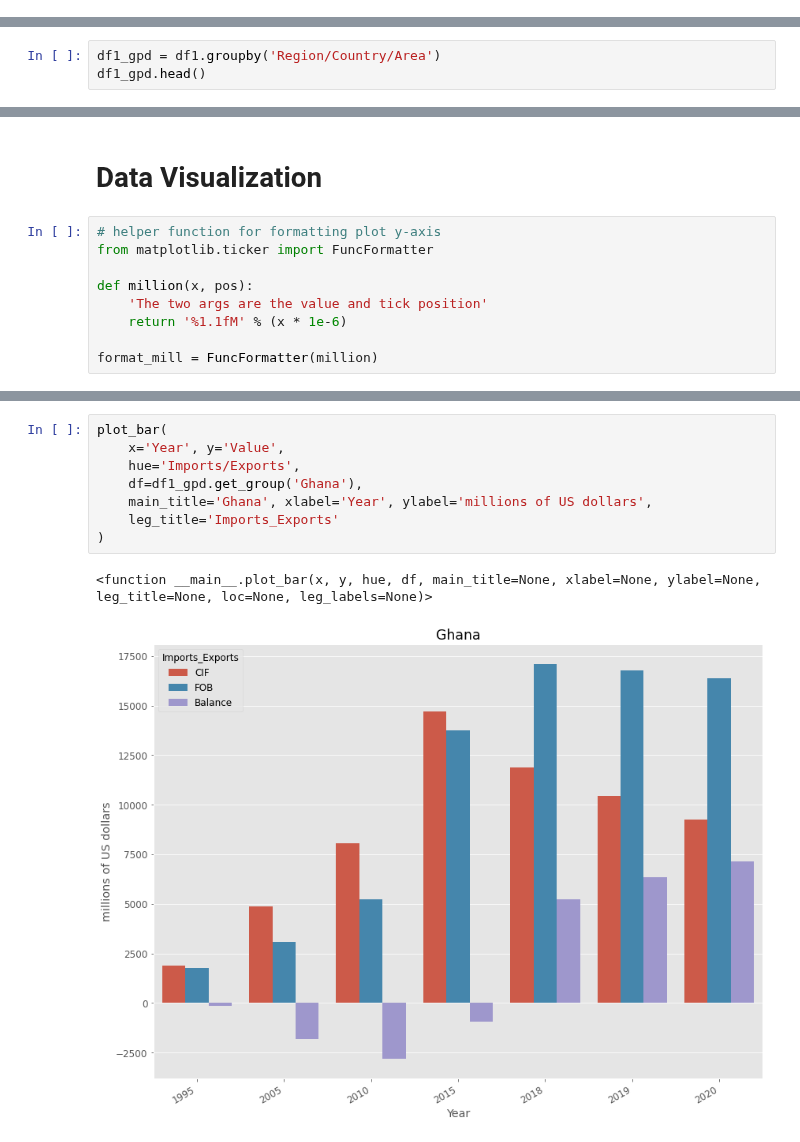
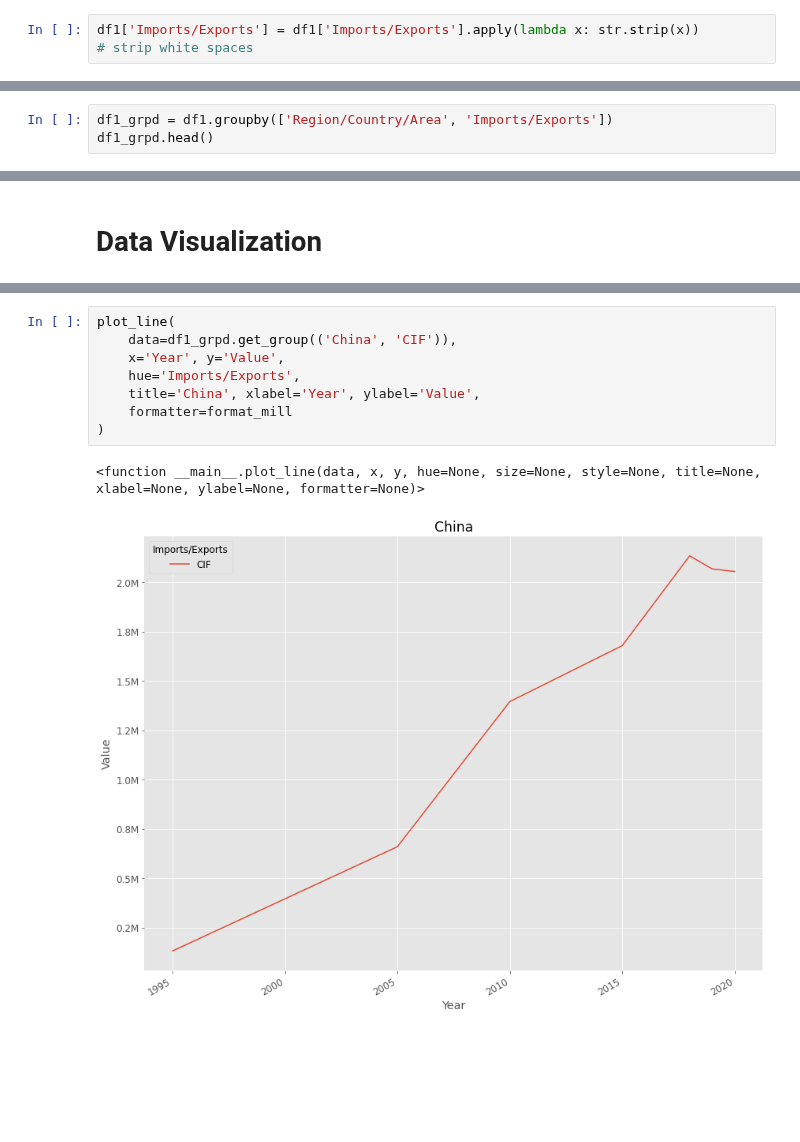
Before and after one commit to eldrigeampong/Data-Science, a Jupyter notebook: UN/International merchandise trade/project1.ipynb, the cells around one changed output, grey strips where cells are left out. Saved outputs shown, nothing was run; the diff lists cells and outputs as text; blank space fills up the shorter version.

```diff
--- a/UN/International merchandise trade/project1.ipynb
+++ b/UN/International merchandise trade/project1.ipynb
@@ -247,6 +255,8 @@ df1
 | 5062 | 716 | Zimbabwe | 2019 | Balance | -508 |
 | 5063 | 716 | Zimbabwe | 2020 | Balance | -653 |
 5064 rows × 5 columns
+# %%
+df1['Imports/Exports'] = df1['Imports/Exports'].apply(lambda x: str.strip(x))                       # strip white spaces
 # %%
 df1['Year'].value_counts()
 # %% [output]
@@ -288,6 +303,6 @@ Group By Region, Country or Area
 # %%
-df1_gpd = df1.groupby('Region/Country/Area')
-df1_gpd.head()
+df1_grpd = df1.groupby(['Region/Country/Area', 'Imports/Exports'])
+df1_grpd.head()
 # %% [output]
 |  | Code | Region/Country/Area | Year | Imports/Exports | Value |
 | 0 | 1 | Total, all countries or areas | 1995 | CIF | 5099057 |
@@ -305,11 +320,2 @@ df1_gpd.head()
 # %% [markdown]
 # Data Visualization
-# %%
-# helper function for formatting plot y-axis
-from matplotlib.ticker import FuncFormatter
-
-def million(x, pos):
-    'The two args are the value and tick position'
-    return '%1.1fM' % (x * 1e-6)
-
-format_mill = FuncFormatter(million)
@@ -411,11 +361,11 @@ def plot_bar(x, y, hue, df, main_title=None, xlabel=None, ylabel=None, leg_title
 # %%
-plot_bar(
+plot_line(
+    data=df1_grpd.get_group(('China', 'CIF')),
     x='Year', y='Value',
     hue='Imports/Exports',
-    df=df1_gpd.get_group('Ghana'),
-    main_title='Ghana', xlabel='Year', ylabel='millions of US dollars',
-    leg_title='Imports_Exports'
+    title='China', xlabel='Year', ylabel='Value',
+    formatter=format_mill
 )
 # %% [output]
-<function __main__.plot_bar(x, y, hue, df, main_title=None, xlabel=None, ylabel=None, leg_title=None, loc=None, leg_labels=None)>
+<function __main__.plot_line(data, x, y, hue=None, size=None, style=None, title=None, xlabel=None, ylabel=None, formatter=None)>
-[figure, old version]
+[figure, new version]
```
Also changed, not shown: parts of 10 cells of this notebook, 1 other file.
